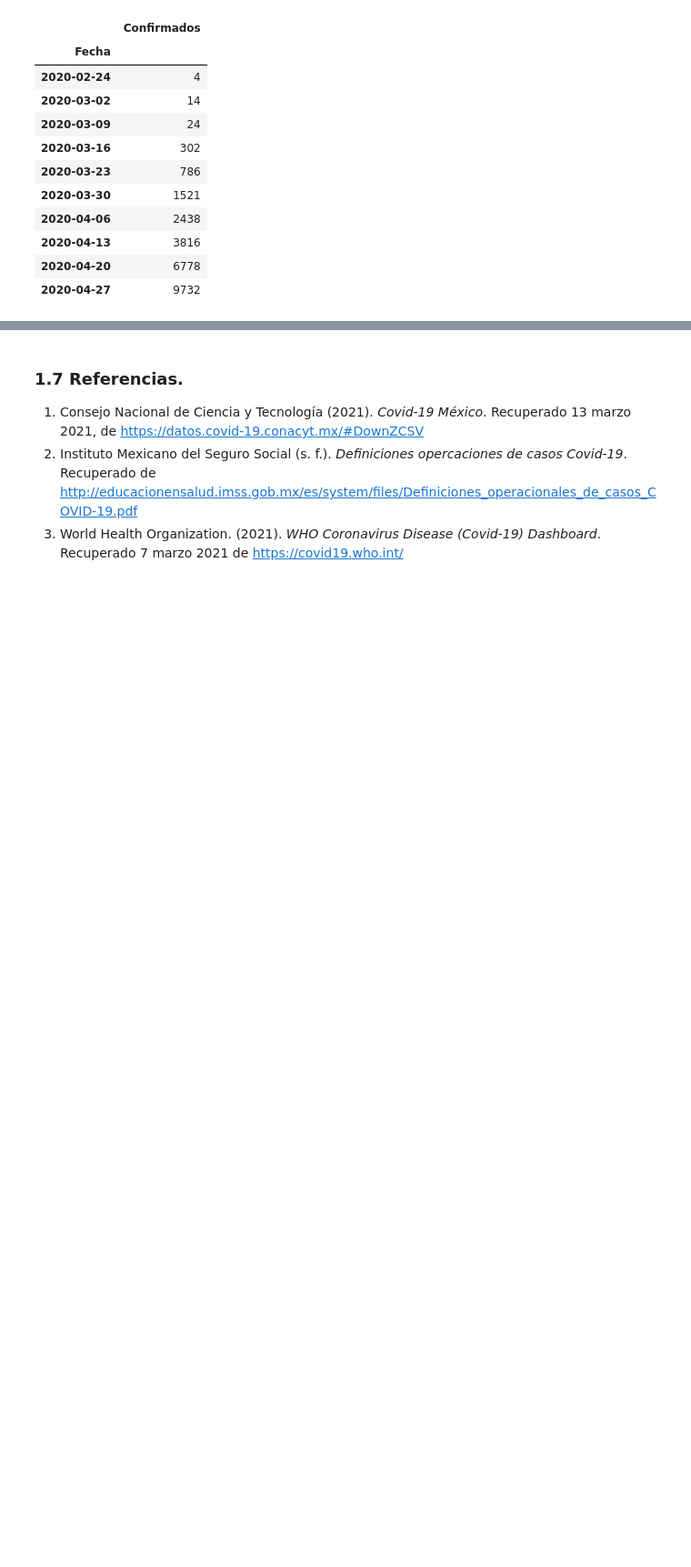
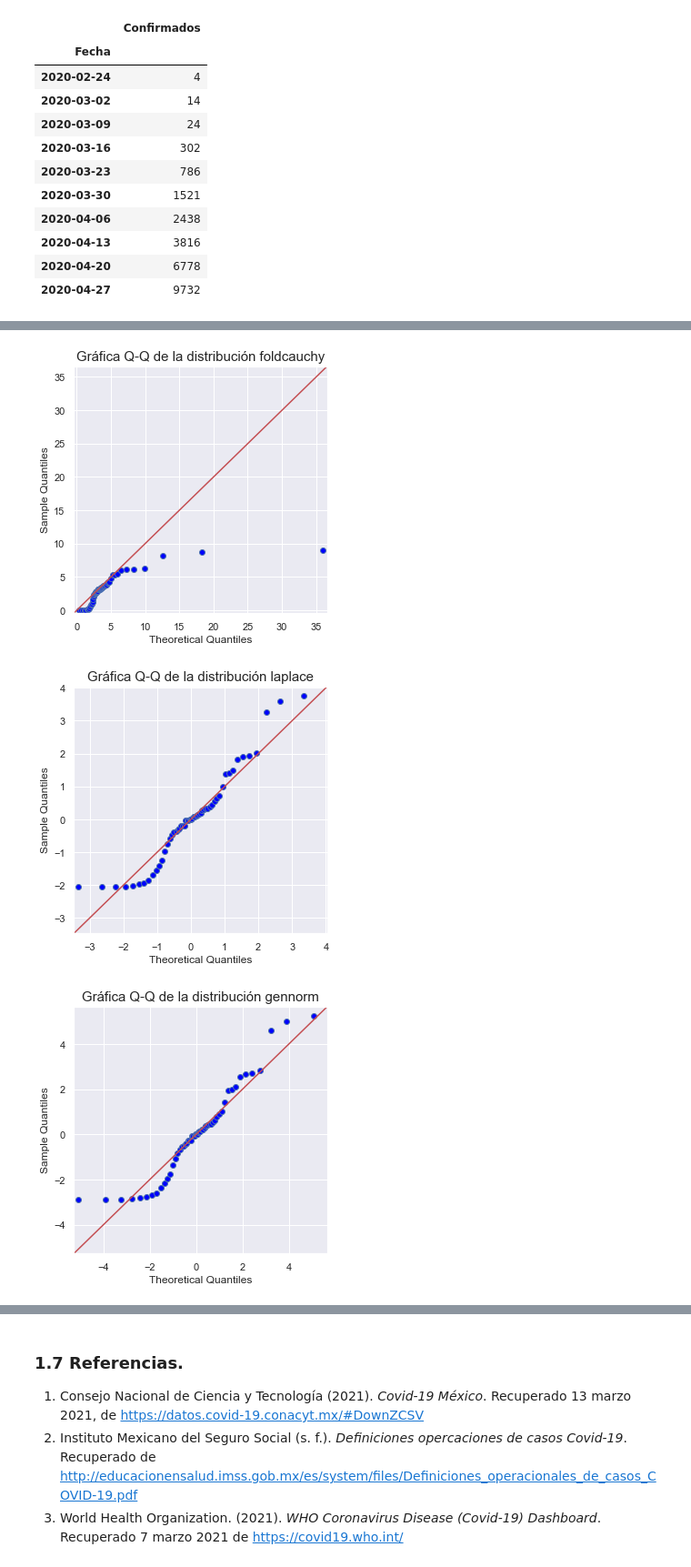
Before and after one commit to Miriam1999/proyecto_modulo1, a Jupyter notebook: ProyectoModulo1_MedellínM_OrtizM.ipynb, the cells around one changed output, grey strips where cells are left out. Shown at 91% size. Saved outputs shown, nothing was run; the diff lists cells and outputs as text; code cells hidden in the pictures; blank space fills up the shorter version.

```diff
--- a/ProyectoModulo1_MedellínM_OrtizM.ipynb
+++ b/ProyectoModulo1_MedellínM_OrtizM.ipynb
@@ -162,0 +179,13 @@ array([4690.34418488])
+# %%
+best1 = ["foldcauchy", "laplace", "gennorm"]
+def graficas_qq(best: "las distribuciones que mejor se ajustaron", data: "debe ser un array"):
+    """Esta función regresa las gráficas cuartil cuartil de las distribuciones dadas y los datos reales"""
+    for dist in best:
+        fig, ax = plt.subplots(1, 1, figsize = [5, 5])
+        sm.qqplot(data, dist = getattr(st, dist), line = "45", fit = True, ax = ax)
+        plt.title(f"Gráfica Q-Q de la distribución {dist}", fontsize = 15)
+graficas_qq(best1, x1)
+# %% [output]
+[figure, added]
+[figure, added]
+[figure, added]
```
Also changed, not shown: parts of 99 cells of this notebook.
